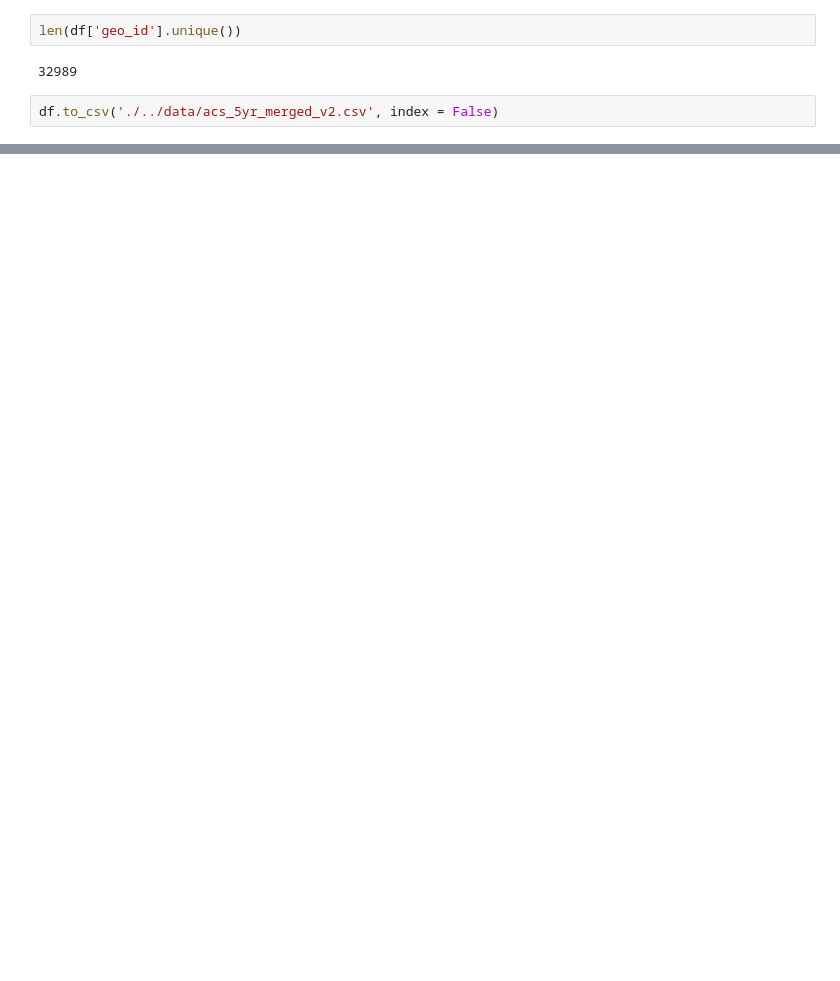
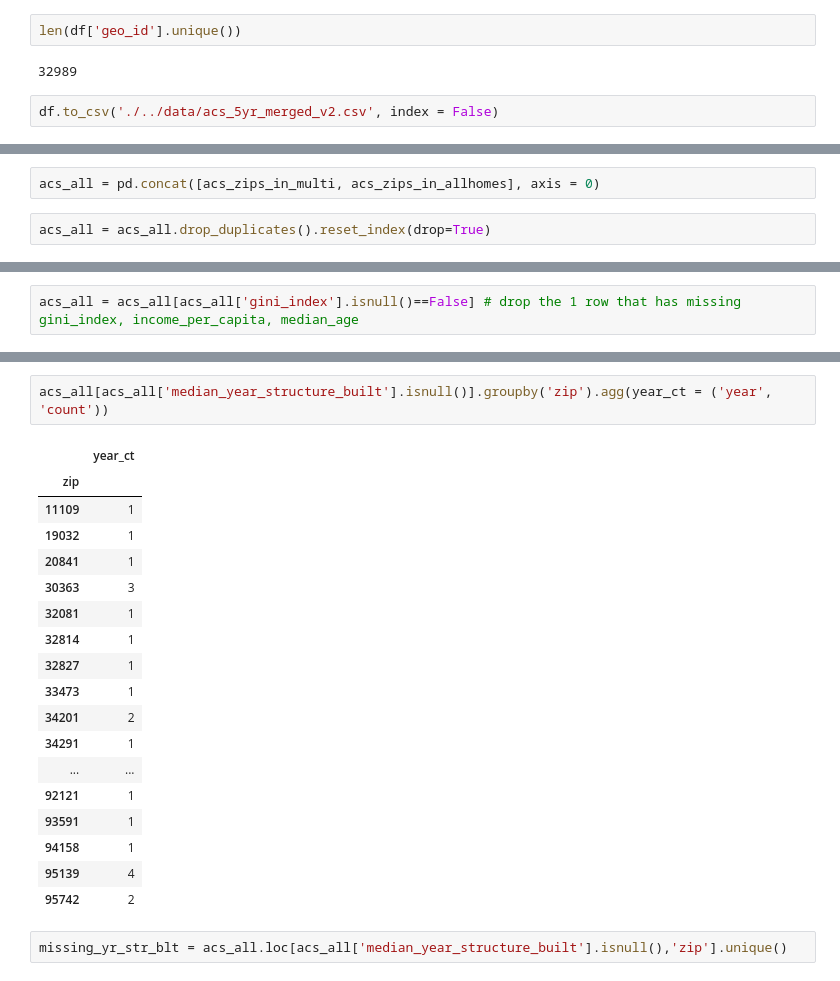
Before and after one commit to Kneck12/zillow-price-index-pred, a Jupyter notebook: Matt/ACS_data_cleaning.ipynb, the cells around one changed output, grey strips where cells are left out. Saved outputs shown, nothing was run; the diff lists cells and outputs as text; blank space fills up the shorter version.

```diff
--- a/Matt/ACS_data_cleaning.ipynb
+++ b/Matt/ACS_data_cleaning.ipynb
@@ -300,0 +444,4 @@ Name: do_date, dtype: int64
+# %%
+acs_all = pd.concat([acs_zips_in_multi, acs_zips_in_allhomes], axis = 0)
+# %%
+acs_all = acs_all.drop_duplicates().reset_index(drop=True)
@@ -300,0 +476,2 @@ Name: do_date, dtype: int64
+# %%
+acs_all = acs_all[acs_all['gini_index'].isnull()==False] # drop the 1 row that has missing gini_index, income_per_capita, median_age
@@ -300,0 +526,23 @@ Name: do_date, dtype: int64
+# %%
+acs_all[acs_all['median_year_structure_built'].isnull()].groupby('zip').agg(year_ct = ('year', 'count'))
+# %% [output]
+|  | year_ct |
+| zip |  |
+| 11109 | 1 |
+| 19032 | 1 |
+| 20841 | 1 |
+| 30363 | 3 |
+| 32081 | 1 |
+| 32814 | 1 |
+| 32827 | 1 |
+| 33473 | 1 |
+| 34201 | 2 |
+| 34291 | 1 |
+| ... | ... |
+| 92121 | 1 |
+| 93591 | 1 |
+| 94158 | 1 |
+| 95139 | 4 |
+| 95742 | 2 |
+# %%
+missing_yr_str_blt = acs_all.loc[acs_all['median_year_structure_built'].isnull(),'zip'].unique()
```
Also changed, not shown: parts of 50 cells of this notebook, 3 other files.
